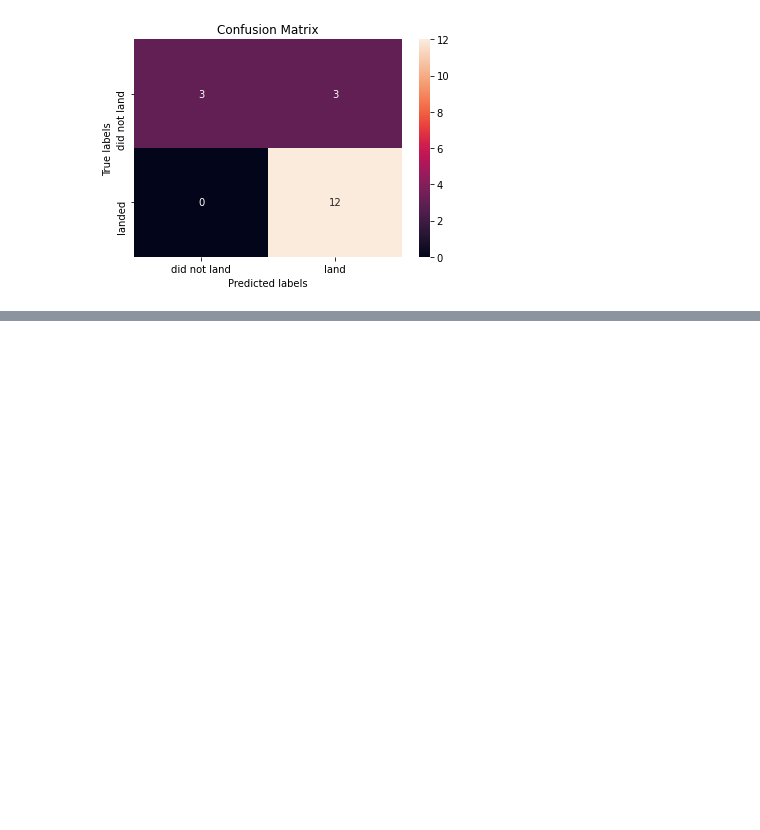
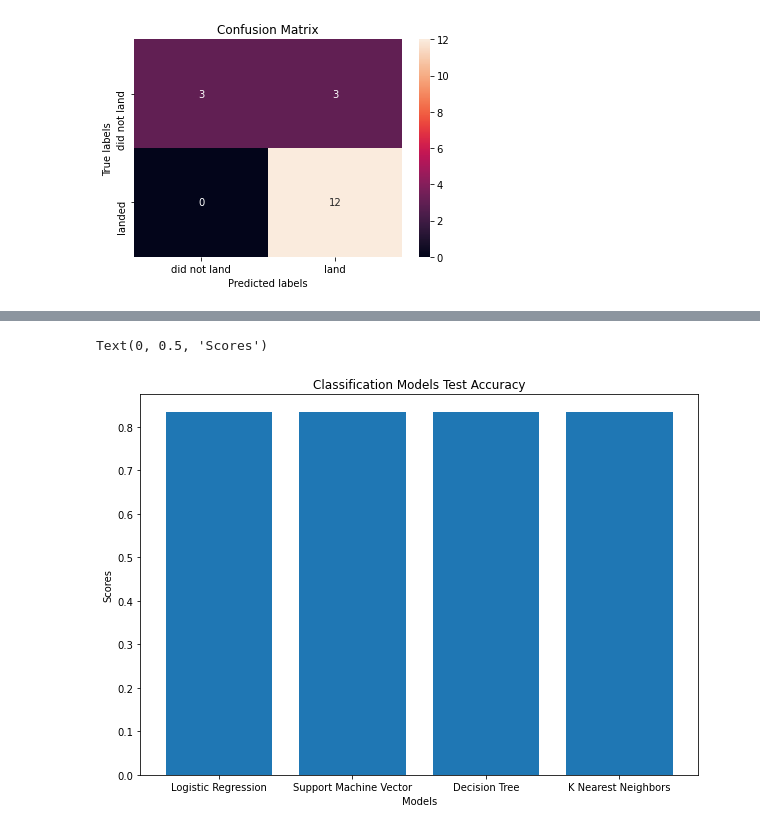
Before and after one commit to rhesabowning/IBM-Data-Science-Program, a Jupyter notebook: Machine Learning Predictive lab.ipynb, the cells around one changed output, grey strips where cells are left out. Cells and saved outputs as stored; diff of their text form; code cells hidden in the pictures; blank space fills up the shorter version.

```diff
--- a/Machine Learning Predictive lab.ipynb
+++ b/Machine Learning Predictive lab.ipynb
@@ -188,8 +188,8 @@ accuracy : 0.9
 #Task 9 - Calculate the accuracy of tree_cv on the test data using the method score:
 tree=DecisionTreeClassifier(criterion='gini', max_depth=4, max_features='sqrt', min_samples_leaf=2, min_samples_split=5, splitter='random')
 tree.fit(X_train, Y_train)
-accuracy=tree.score(X_test, Y_test)
-print("Decision Tree Accuracy:", accuracy)
+tree_accuracy=tree.score(X_test, Y_test)
+print("Decision Tree Accuracy:", tree_accuracy)
 # %% [output]
 Decision Tree Accuracy: 0.8333333333333334
 # %%
@@ -230,8 +230,8 @@ KNN Tree Accuracy: 0.8333333333333334
 # %%
 #Task 11 - Calculate the accuracy of knn_cv on the test data using the method score:
 knn_cv.fit(X_train, Y_train)
-accuracy=knn_cv.score(X_test, Y_test)
-print("KNN Tree Accuracy:", accuracy)
+knn_accuracy=knn_cv.score(X_test, Y_test)
+print("KNN Tree Accuracy:", knn_accuracy)
 # %% [output]
 KNN Tree Accuracy: 0.8333333333333334
 # %%
@@ -244,3 +244,9 @@ yhat = KNN.predict(X_test)
 plot_confusion_matrix(Y_test,yhat)
 # %% [output]
 [figure]
+# %%
+model_accuracy={'Models':['Logistic Regression', 'Support Machine Vector', 'Decision Tree', 'K Nearest Neighbors'],
+                'Scores':[lr_accuracy, svm_accuracy, tree_accuracy, knn_accuracy]}
+# %%
+df_test_score=pd.DataFrame.from_dict(model_accuracy)
+df_test_score
@@ -246,0 +280,10 @@ plot_confusion_matrix(Y_test,yhat)
+# %%
+plt.figure(figsize=(10,7))
+
+plt.bar(df_test_score['Models'], df_test_score['Scores'])
+plt.title('Classification Models Test Accuracy')
+plt.xlabel('Models')
+plt.ylabel('Scores')
+# %% [output]
+Text(0, 0.5, 'Scores')
+[figure, added]
```
Also changed, not shown: parts of 6 cells of this notebook.
